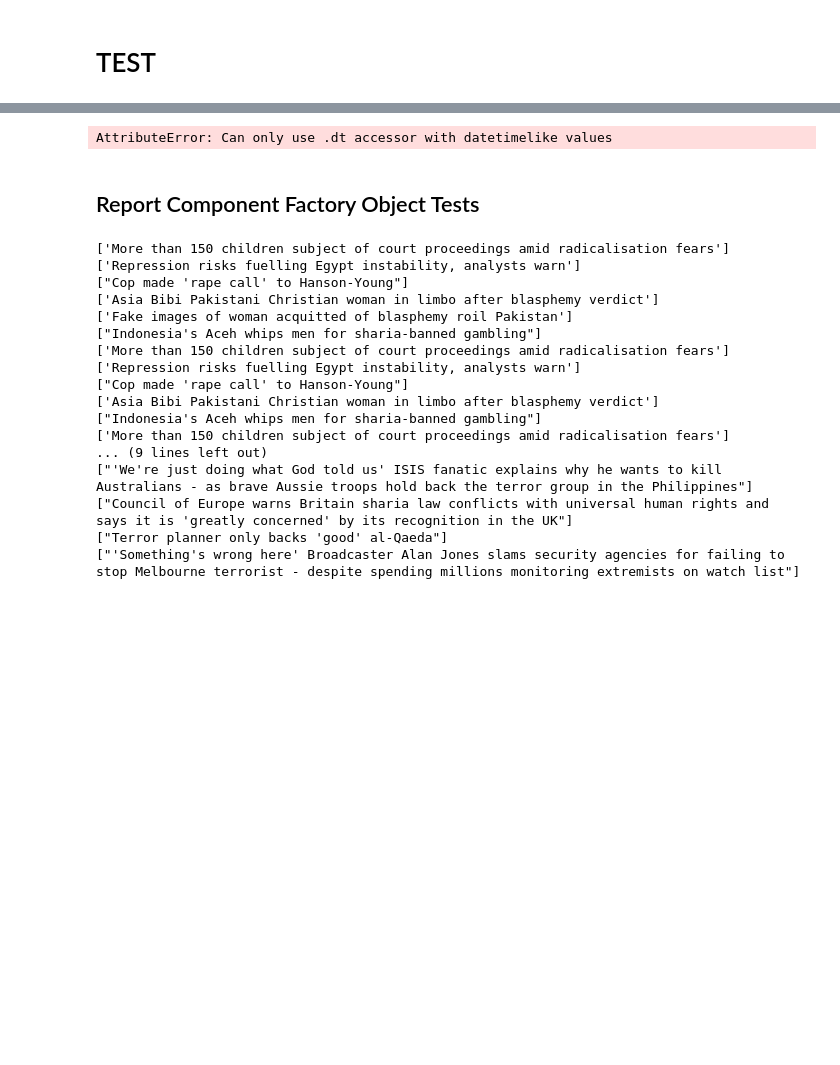
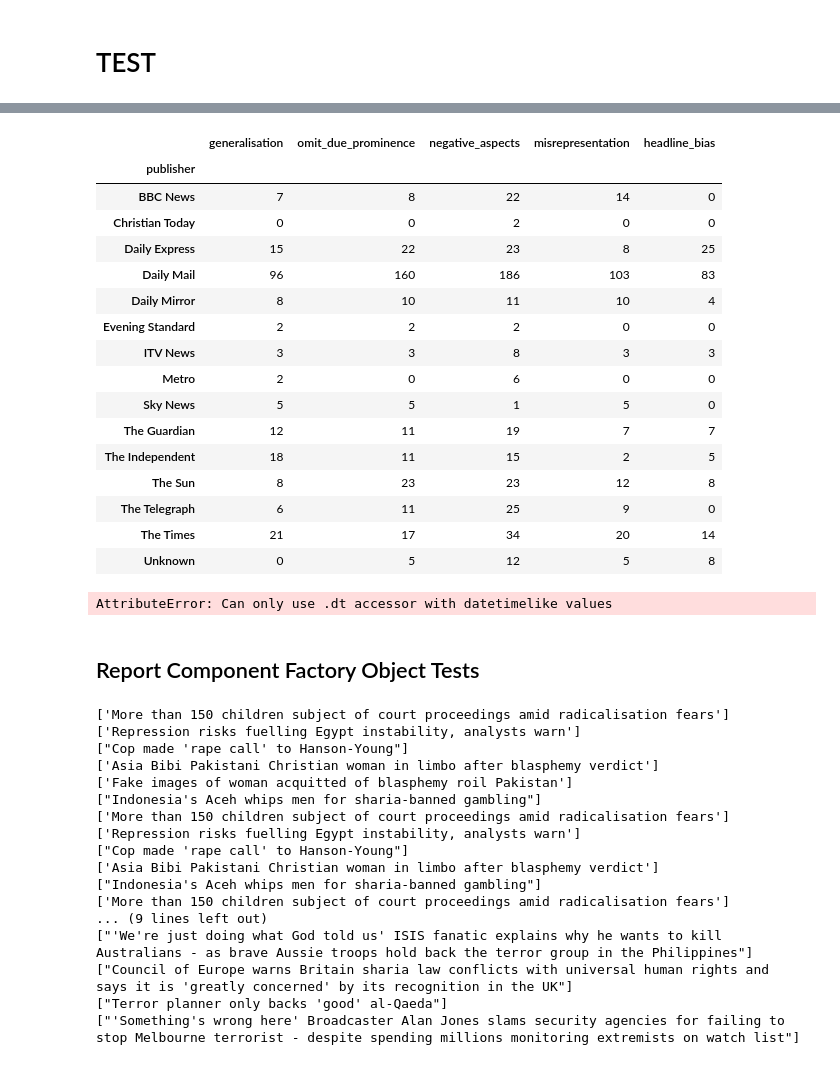
Before and after one commit to ldaguidote/cfmm-app, a Jupyter notebook: factory_test.ipynb, the cells around one changed output, grey strips where cells are left out. Saved outputs shown, nothing was run; the diff lists cells and outputs as text; code cells hidden in the pictures; blank space fills up the shorter version.

```diff
--- a/factory_test.ipynb
+++ b/factory_test.ipynb
@@ -79,3 +79,23 @@ pd.read_sql_query(sql_query, conn)
+# %%
+query_data.groupby(['publisher']).sum()[['generalisation', 'omit_due_prominence', 'negative_aspects', 'misrepresentation', 'headline_bias']]
+# %% [output]
+|  | generalisation | omit_due_prominence | negative_aspects | misrepresentation | headline_bias |
+| publisher |  |  |  |  |  |
+| BBC News | 7 | 8 | 22 | 14 | 0 |
+| Christian Today | 0 | 0 | 2 | 0 | 0 |
+| Daily Express | 15 | 22 | 23 | 8 | 25 |
+| Daily Mail | 96 | 160 | 186 | 103 | 83 |
+| Daily Mirror | 8 | 10 | 11 | 10 | 4 |
+| Evening Standard | 2 | 2 | 2 | 0 | 0 |
+| ITV News | 3 | 3 | 8 | 3 | 3 |
+| Metro | 2 | 0 | 6 | 0 | 0 |
+| Sky News | 5 | 5 | 1 | 5 | 0 |
+| The Guardian | 12 | 11 | 19 | 7 | 7 |
+| The Independent | 18 | 11 | 15 | 2 | 5 |
+| The Sun | 8 | 23 | 23 | 12 | 8 |
+| The Telegraph | 6 | 11 | 25 | 9 | 0 |
+| The Times | 21 | 17 | 34 | 20 | 14 |
+| Unknown | 0 | 5 | 12 | 5 | 8 |
 # %%
 query_data['publish_date'] = pd.to_datetime(query_data['publish_date'])
 query_data['publish_date'] = query_data['publish_date'].dt.strftime('%Y-%m-%d')
```
Also changed, not shown: parts of 1 cell of this notebook, 8 other files.
